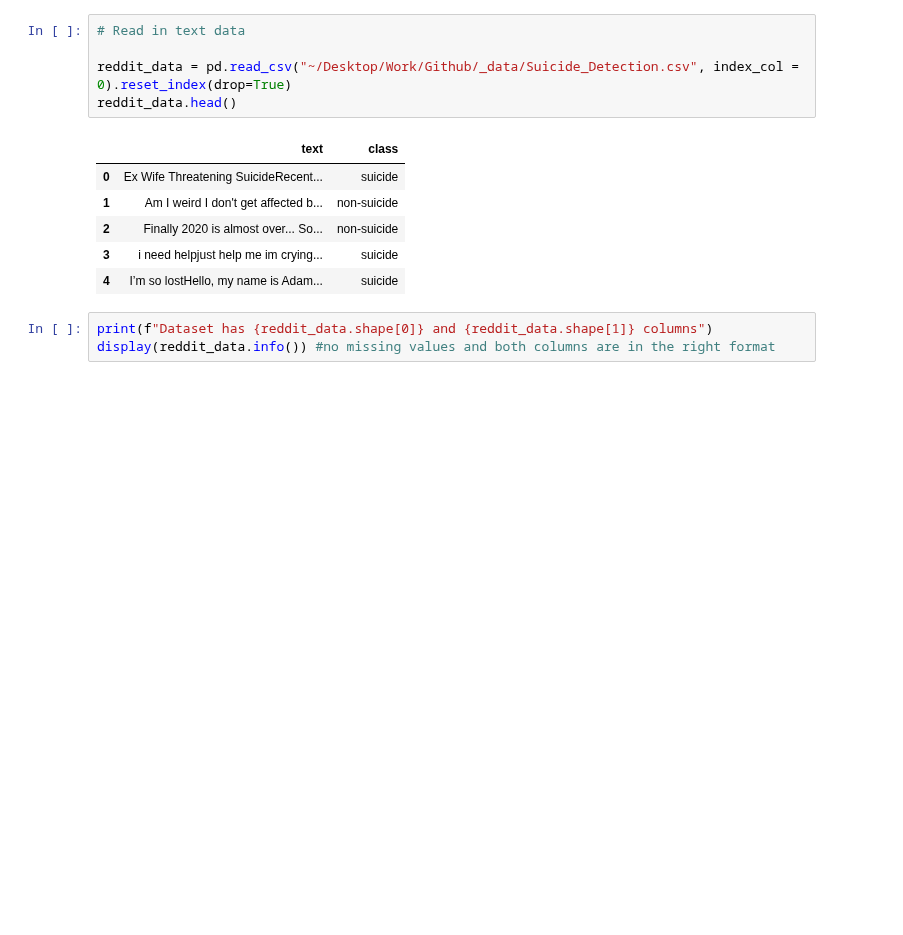
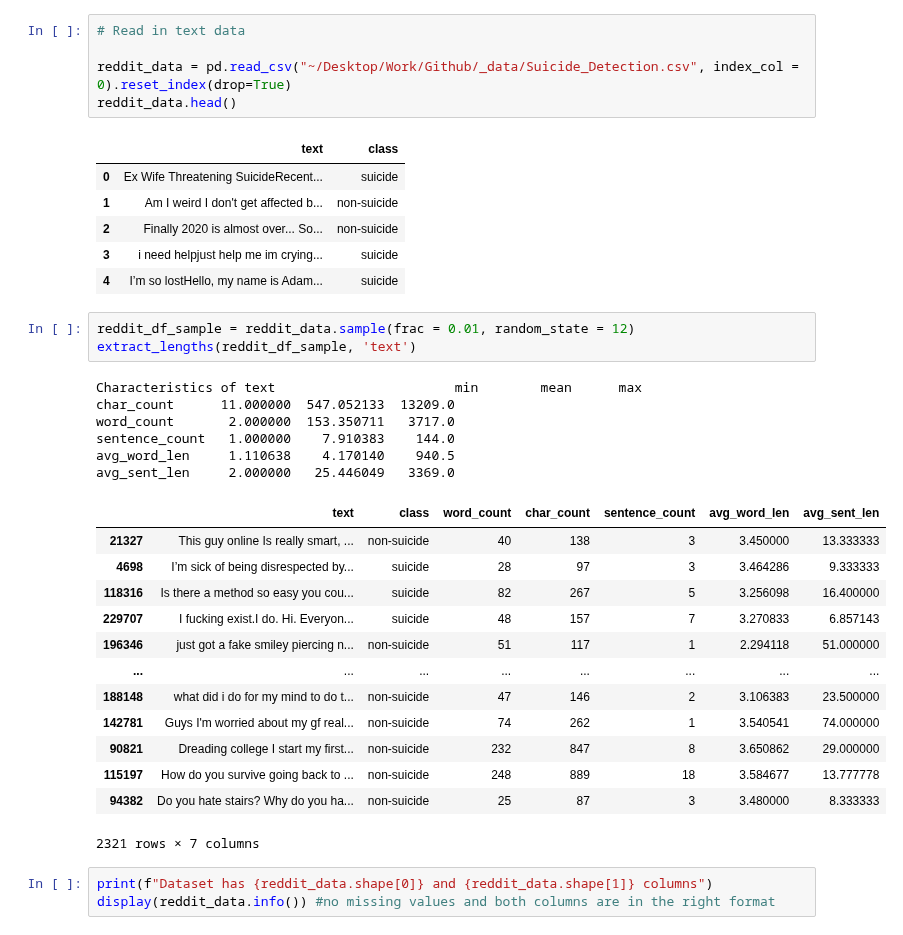
Before and after one commit to eugenebaraka/Predict-Suicidal-Ideation-on-Reddit, a Jupyter notebook: predict suicidal ideation/suicide-classification.ipynb, the cells around one changed output. Saved outputs shown, nothing was run; the diff lists cells and outputs as text; blank space fills up the shorter version.

Commit message:
feature extraction and helper functions

```diff
--- a/predict suicidal ideation/suicide-classification.ipynb
+++ b/predict suicidal ideation/suicide-classification.ipynb
@@ -14,6 +14,29 @@ reddit_data.head()
 | 2 | Finally 2020 is almost over... So... | non-suicide |
 | 3 | i need helpjust help me im crying... | suicide |
 | 4 | I’m so lostHello, my name is Adam... | suicide |
+# %%
+reddit_df_sample = reddit_data.sample(frac = 0.01, random_state = 12)
+extract_lengths(reddit_df_sample, 'text')
+# %% [output]
+Characteristics of text                       min        mean      max
+char_count      11.000000  547.052133  13209.0
+word_count       2.000000  153.350711   3717.0
+sentence_count   1.000000    7.910383    144.0
+avg_word_len     1.110638    4.170140    940.5
+avg_sent_len     2.000000   25.446049   3369.0
+|  | text | class | word_count | char_count | sentence_count | avg_word_len | avg_sent_len |
+| 21327 | This guy online Is really smart, ... | non-suicide | 40 | 138 | 3 | 3.450000 | 13.333333 |
+| 4698 | I’m sick of being disrespected by... | suicide | 28 | 97 | 3 | 3.464286 | 9.333333 |
+| 118316 | Is there a method so easy you cou... | suicide | 82 | 267 | 5 | 3.256098 | 16.400000 |
+| 229707 | I fucking exist.I do. Hi. Everyon... | suicide | 48 | 157 | 7 | 3.270833 | 6.857143 |
+| 196346 | just got a fake smiley piercing n... | non-suicide | 51 | 117 | 1 | 2.294118 | 51.000000 |
+| ... | ... | ... | ... | ... | ... | ... | ... |
+| 188148 | what did i do for my mind to do t... | non-suicide | 47 | 146 | 2 | 3.106383 | 23.500000 |
+| 142781 | Guys I'm worried about my gf real... | non-suicide | 74 | 262 | 1 | 3.540541 | 74.000000 |
+| 90821 | Dreading college I start my first... | non-suicide | 232 | 847 | 8 | 3.650862 | 29.000000 |
+| 115197 | How do you survive going back to ... | non-suicide | 248 | 889 | 18 | 3.584677 | 13.777778 |
+| 94382 | Do you hate stairs? Why do you ha... | non-suicide | 25 | 87 | 3 | 3.480000 | 8.333333 |
+2321 rows × 7 columns
 # %%
 print(f"Dataset has {reddit_data.shape[0]} and {reddit_data.shape[1]} columns")
 display(reddit_data.info()) #no missing values and both columns are in the right format
```
Also changed, not shown: 1 other file.
